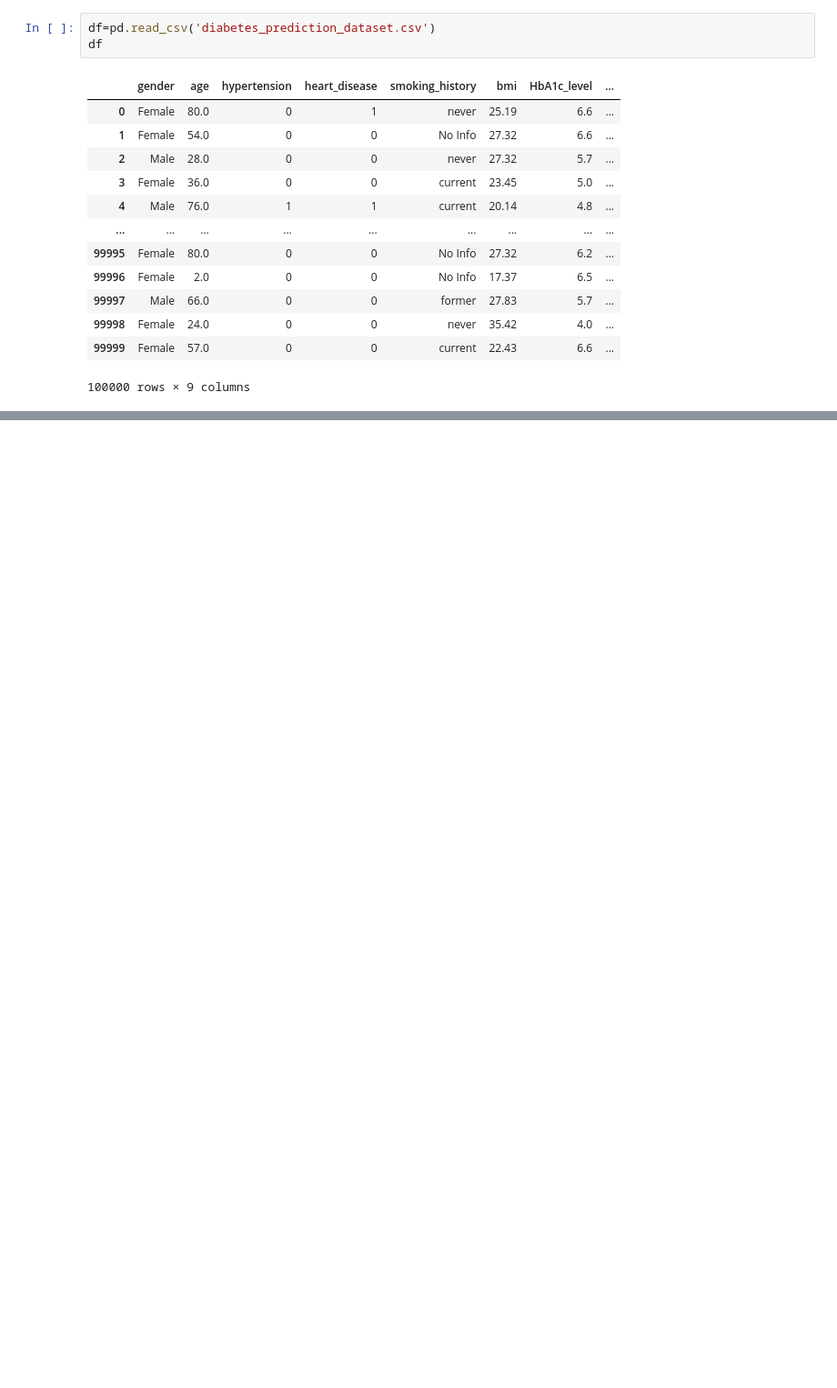
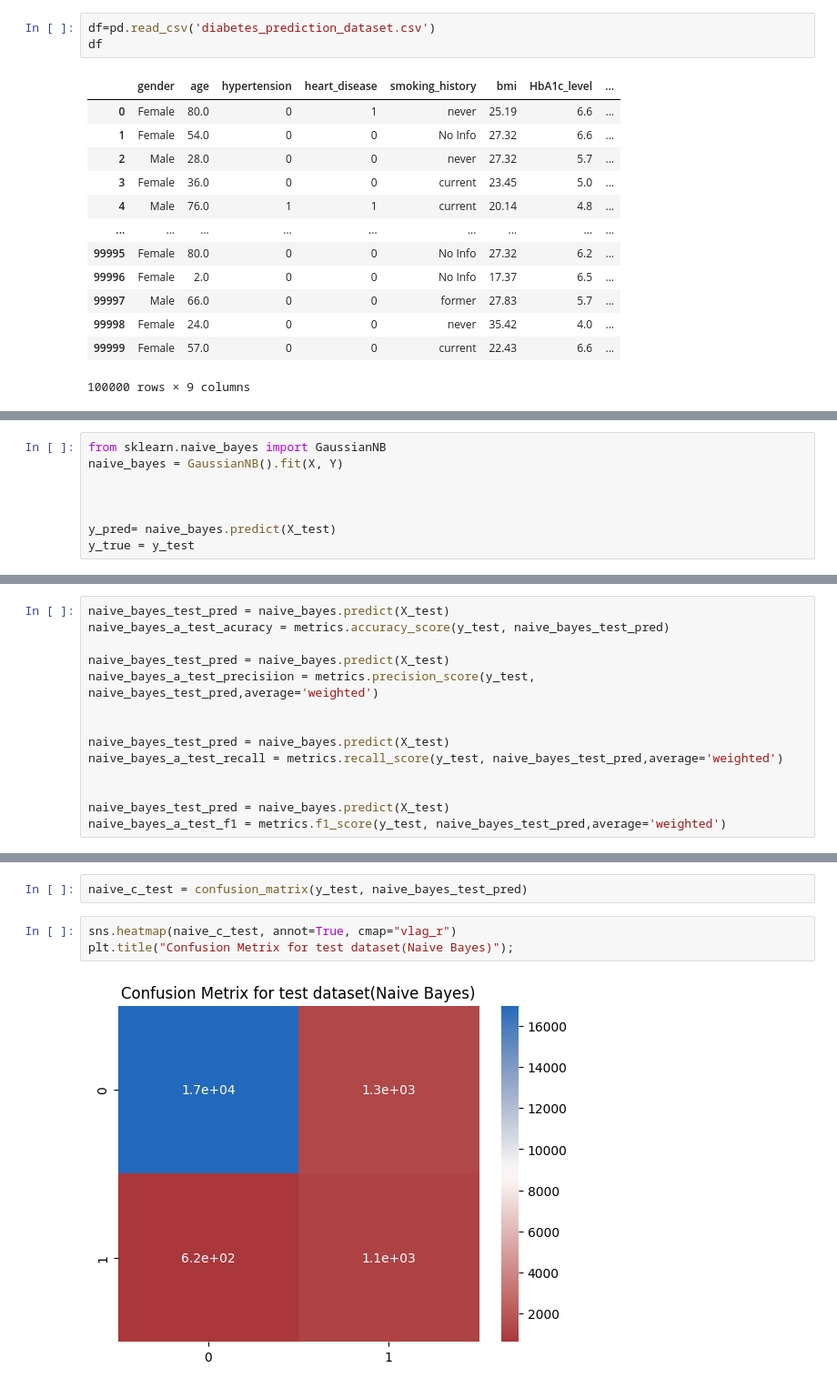
Before and after one commit to fahimarefin/Multi-Disease-Prediction, a Jupyter notebook: notebooks/diabetis.ipynb, the cells around one changed output, grey strips where cells are left out. Shown: that part at 91% size. Saved outputs shown, nothing was run; the diff lists cells and outputs as text; blank space fills up the shorter version.

```diff
--- a/notebooks/diabetis.ipynb
+++ b/notebooks/diabetis.ipynb
@@ -20,0 +205,8 @@ df
+# %%
+from sklearn.naive_bayes import GaussianNB
+naive_bayes = GaussianNB().fit(X, Y)
+
+
+
+y_pred= naive_bayes.predict(X_test)
+y_true = y_test
@@ -20,0 +218,14 @@ df
+# %%
+naive_bayes_test_pred = naive_bayes.predict(X_test)
+naive_bayes_a_test_acuracy = metrics.accuracy_score(y_test, naive_bayes_test_pred)
+
+naive_bayes_test_pred = naive_bayes.predict(X_test)
+naive_bayes_a_test_precisiion = metrics.precision_score(y_test, naive_bayes_test_pred,average='weighted')
+
+
+naive_bayes_test_pred = naive_bayes.predict(X_test)
+naive_bayes_a_test_recall = metrics.recall_score(y_test, naive_bayes_test_pred,average='weighted')
+
+
+naive_bayes_test_pred = naive_bayes.predict(X_test)
+naive_bayes_a_test_f1 = metrics.f1_score(y_test, naive_bayes_test_pred,average='weighted')
@@ -20,0 +243,7 @@ df
+# %%
+naive_c_test = confusion_matrix(y_test, naive_bayes_test_pred)
+# %%
+sns.heatmap(naive_c_test, annot=True, cmap="vlag_r")
+plt.title("Confusion Metrix for test dataset(Naive Bayes)");
+# %% [output]
+[figure, added]
```
Also changed, not shown: parts of 36 cells of this notebook.
